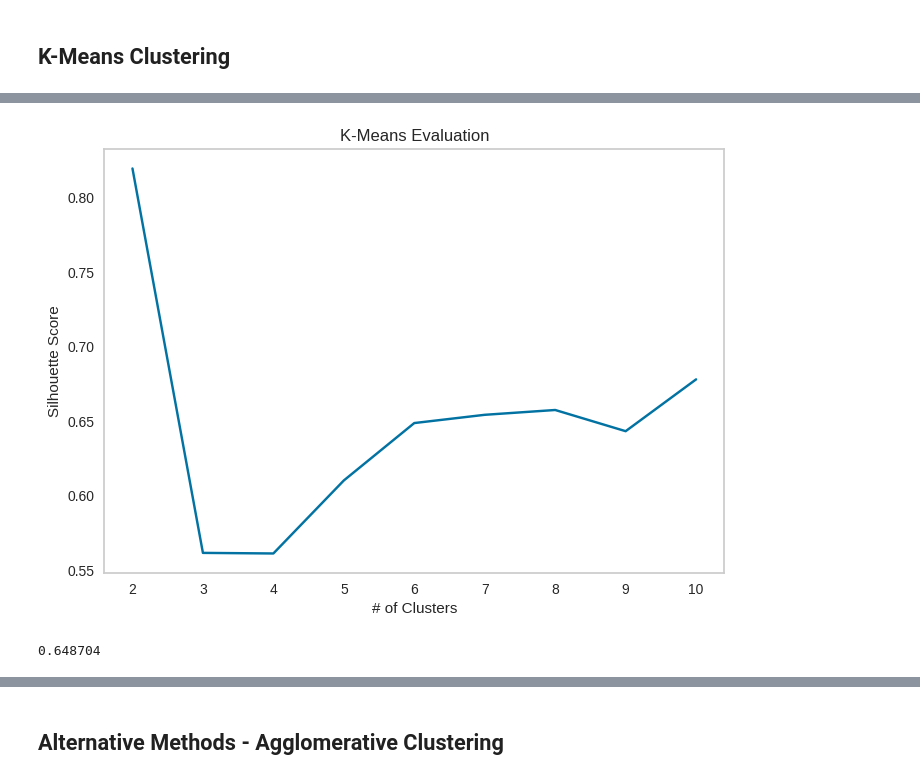
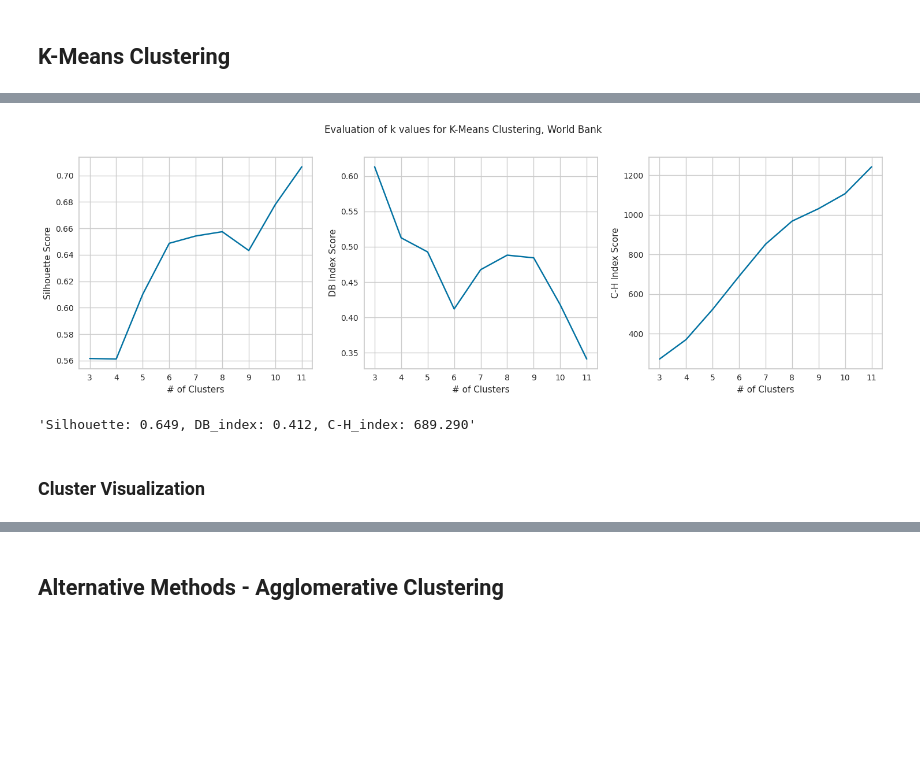
Before and after one commit to JenShumway/MADS_MilestoneII, a Jupyter notebook: modeling_unsupervised/Modeling-Clustering.ipynb, the cells around one changed output, grey strips where cells are left out. Saved outputs shown, nothing was run; the diff lists cells and outputs as text; code cells hidden in the pictures; blank space fills up the shorter version.

```diff
--- a/modeling_unsupervised/Modeling-Clustering.ipynb
+++ b/modeling_unsupervised/Modeling-Clustering.ipynb
@@ -111,8 +171,10 @@ params["scale"] = None
 # %% [markdown]
 ## Dimensionality Reduction with UMAP
 # %%
+# Change parameters depending on dataset
+
 embeddings = umap.UMAP(
-    n_components=2, n_neighbors=3, min_dist=0, random_state=42
+    n_components=2, n_neighbors=3, min_dist=(0 if not OECD else 0.1), random_state=42
 ).fit_transform(X)
 # %% [markdown]
 ## K-Means Clustering
@@ -130,18 +196,39 @@ visualizer.show()
 <Axes: title={'center': 'Distortion Score Elbow for KMeans Clustering'}, xlabel='k', ylabel='distortion score'>
-# %%
-score = []
-for k in range(2, 11):
-    kmeans = KMeans(n_clusters=k, n_init=100, random_state=42)
-    kmeans.fit(embeddings)
-    score.append(silhouette_score(embeddings, kmeans.labels_))
-
-
-plt.plot(range(2, 11), score)
-plt.xlabel("# of Clusters")
-plt.ylabel("Silhouette Score")
-plt.xticks(range(2, 11))
-plt.title("K-Means Evaluation")
-plt.grid(False)
-plt.show()
-# %% [output]
-[figure, removed]
+# %%
+# Evaluation score of each k value
+fig, (ax1, ax2, ax3) = plt.subplots(1, 3, figsize=(15, 5))
+
+score_s = []
+score_db = []
+score_ch = []
+for k in k_range:
+    kmeans = KMeans(n_clusters=k, n_init=100, random_state=42)
+    kmeans.fit(embeddings)
+    score_s.append(silhouette_score(embeddings, kmeans.labels_))
+    score_db.append(davies_bouldin_score(embeddings, kmeans.labels_))
+    score_ch.append(calinski_harabasz_score(embeddings, kmeans.labels_))
+
+# Produce silhouette plot
+ax1.plot((k_range), score_s)
+ax1.set_xlabel("# of Clusters")
+ax1.set_ylabel("Silhouette Score")
+# ax1.grid(False)
+
+ax2.plot((k_range), score_db)
+ax2.set_xlabel("# of Clusters")
+ax2.set_ylabel("DB Index Score")
+# ax2.grid(False)
+
+ax3.plot((k_range), score_ch)
+ax3.set_xlabel("# of Clusters")
+ax3.set_ylabel("C-H Index Score")
+# ax3.grid(False)
+
+fig.suptitle(
+    "Evaluation of k values for K-Means Clustering, {}".format(params["dataset"]),
+    fontsize=12,
+)
+plt.tight_layout()
+plt.show()
+# %% [output]
+[figure, added]
@@ -148,7 +238,10 @@ plt.show()
 # %%
-kmeans = KMeans(n_clusters=6, n_init=100, random_state=42)
+# Get scores of best k value
+kmeans = KMeans(n_clusters=best_k, n_init=100, random_state=42)
 kmeans.fit(embeddings)
-silhouette_score(embeddings, kmeans.labels_)
+print_scores(embeddings, kmeans.labels_)
 # %% [output]
-0.648704
+'Silhouette: 0.649, DB_index: 0.412, C-H_index: 689.290'
+# %% [markdown]
+### Cluster Visualization
 # %%
```
Also changed, not shown: parts of 19 cells of this notebook, 1 other file.
